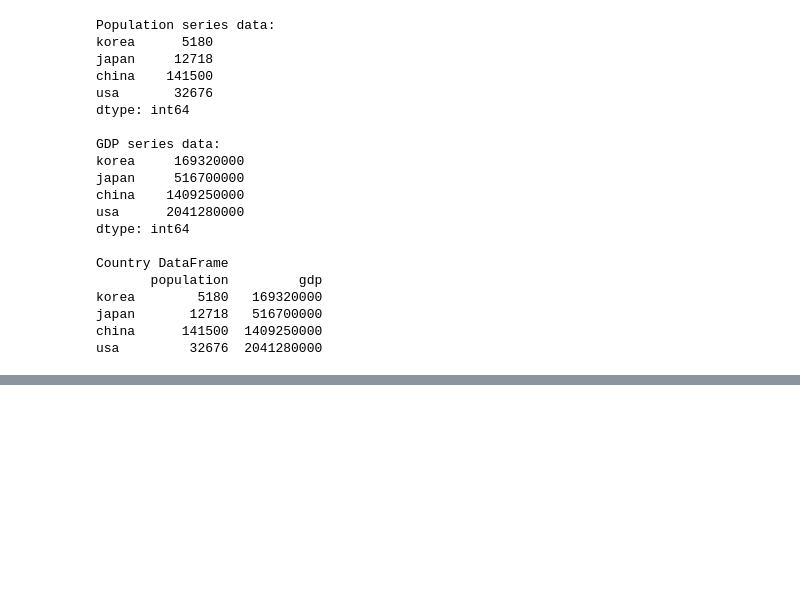
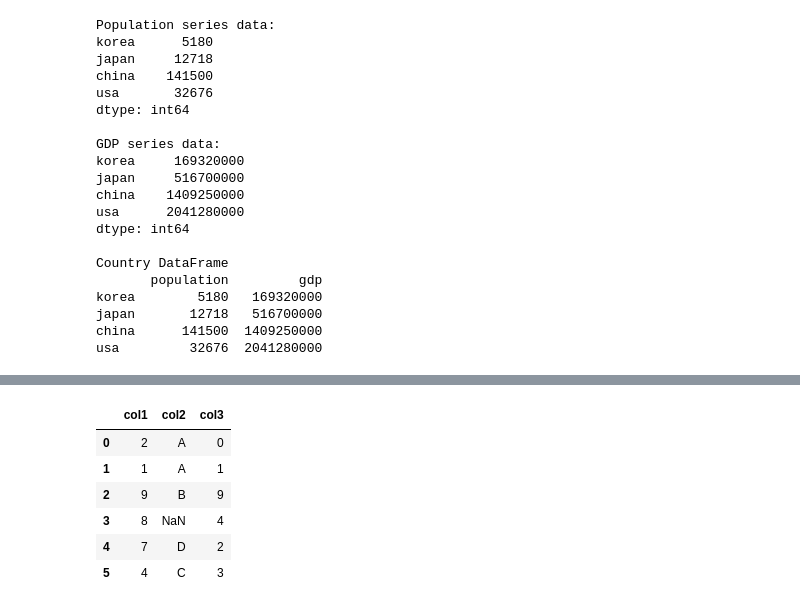
Before and after one commit to DestinyKim/Selfstudy_repo, a Jupyter notebook: 데이터 분석을 위한 라이브러리_Pandas.ipynb, the cells around one changed output, grey strips where cells are left out. Cells and saved outputs as stored; diff of their text form; code cells hidden in the pictures; blank space fills up the shorter version.

```diff
--- a/데이터 분석을 위한 라이브러리_Pandas.ipynb
+++ b/데이터 분석을 위한 라이브러리_Pandas.ipynb
@@ -381,0 +448,12 @@ print(df.query("A < 0.5 and B>0.3"))
+# %%
+# axis = 0 : 행 인덱스 기준 정렬(Default 오름차순)
+df = df.sort_index(axis = 0)
+df
+# %% [output]
+|  | col1 | col2 | col3 |
+| 0 | 2 | A | 0 |
+| 1 | 1 | A | 1 |
+| 2 | 9 | B | 9 |
+| 3 | 8 | NaN | 4 |
+| 4 | 7 | D | 2 |
+| 5 | 4 | C | 3 |
```
Also changed, not shown: parts of 38 cells of this notebook.
